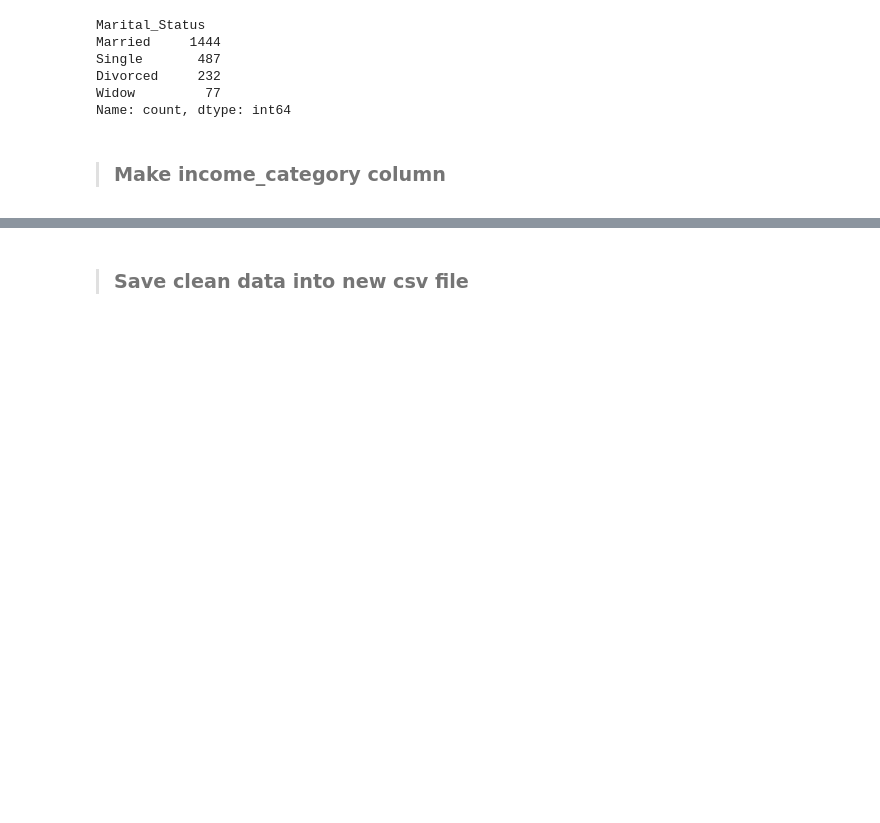
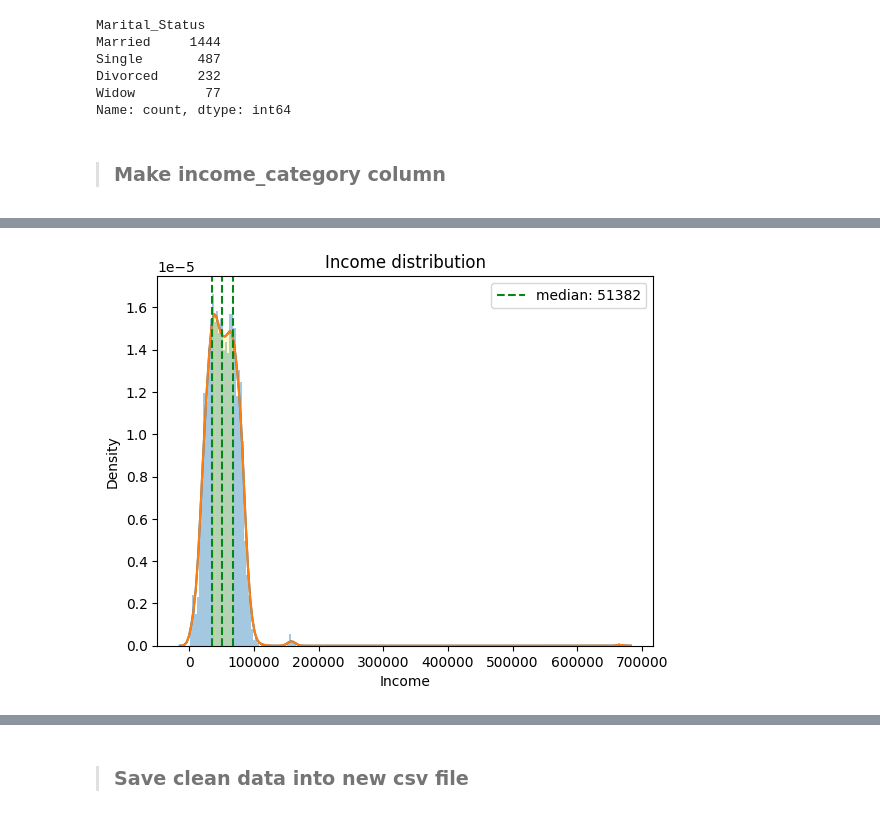
Before and after one commit to fnkhairudin/CapstoneProjectModul2, a Jupyter notebook: notebooks/1.0-fnk-data-prepreation.ipynb, the cells around one changed output, grey strips where cells are left out. Cells and saved outputs as stored; diff of their text form; code cells hidden in the pictures; blank space fills up the shorter version.

Commit message:
added income_category not finished yet

```diff
--- a/notebooks/1.0-fnk-data-prepreation.ipynb
+++ b/notebooks/1.0-fnk-data-prepreation.ipynb
@@ -805,0 +774,34 @@ AttributeError: module 'matplotlib.pyplot' has no attribute 'line2D'
+# %%
+from scipy.stats import median_abs_deviation
+
+# median of income
+median = df_updated['Income'].median()
+
+# MAD
+MAD = median_abs_deviation(df_updated['Income'])
+
+# set graph's title
+plt.title("Income distribution")
+
+# distribution plot & get x and y daya
+line = sns.distplot(df_updated['Income'], bins=200).get_lines()[0]
+plt.plot(line.get_xdata(), line.get_ydata())
+kde_x, kde_y = line.get_xdata(), line.get_ydata()
+
+# mark where medium income is located
+plt.fill_between(
+    kde_x, kde_y,
+    where=(kde_x > median-MAD) & (kde_x < median+MAD),
+    color='yellow',
+    alpha=0.2
+)
+
+# mark median and the spread
+plt.axvline(x=df_updated['Income'].median(), color='#04871a', label=f"median: {round(df_updated['Income'].median())}", linestyle='--')
+plt.axvline(x=median-MAD, color='#04871a', linestyle='--')
+plt.axvline(x=median+MAD, color='#04871a', linestyle='--')
+
+# dipslay legend
+plt.legend();
+# %% [output]
+[figure, added]
```
Also changed, not shown: parts of 7 cells of this notebook.
